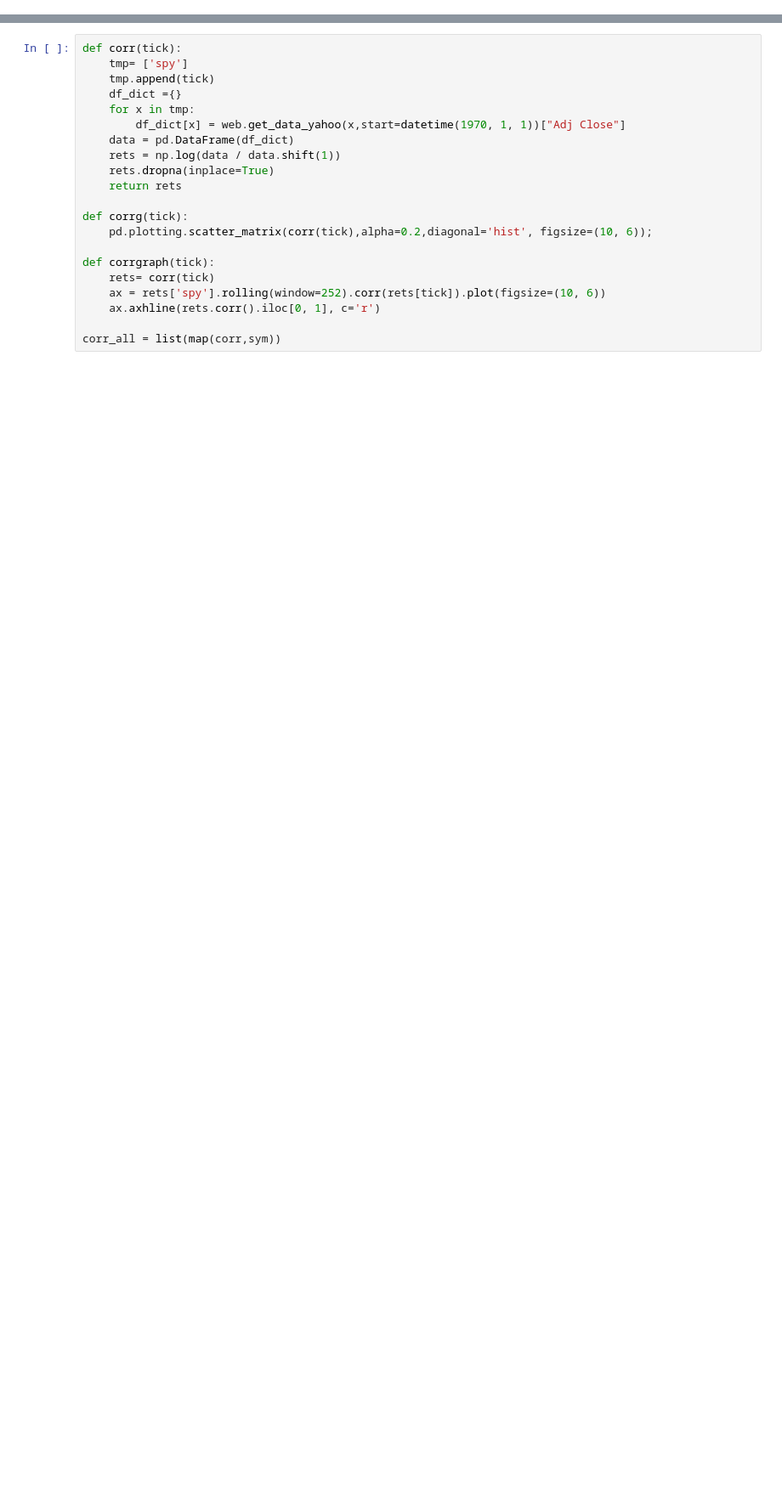
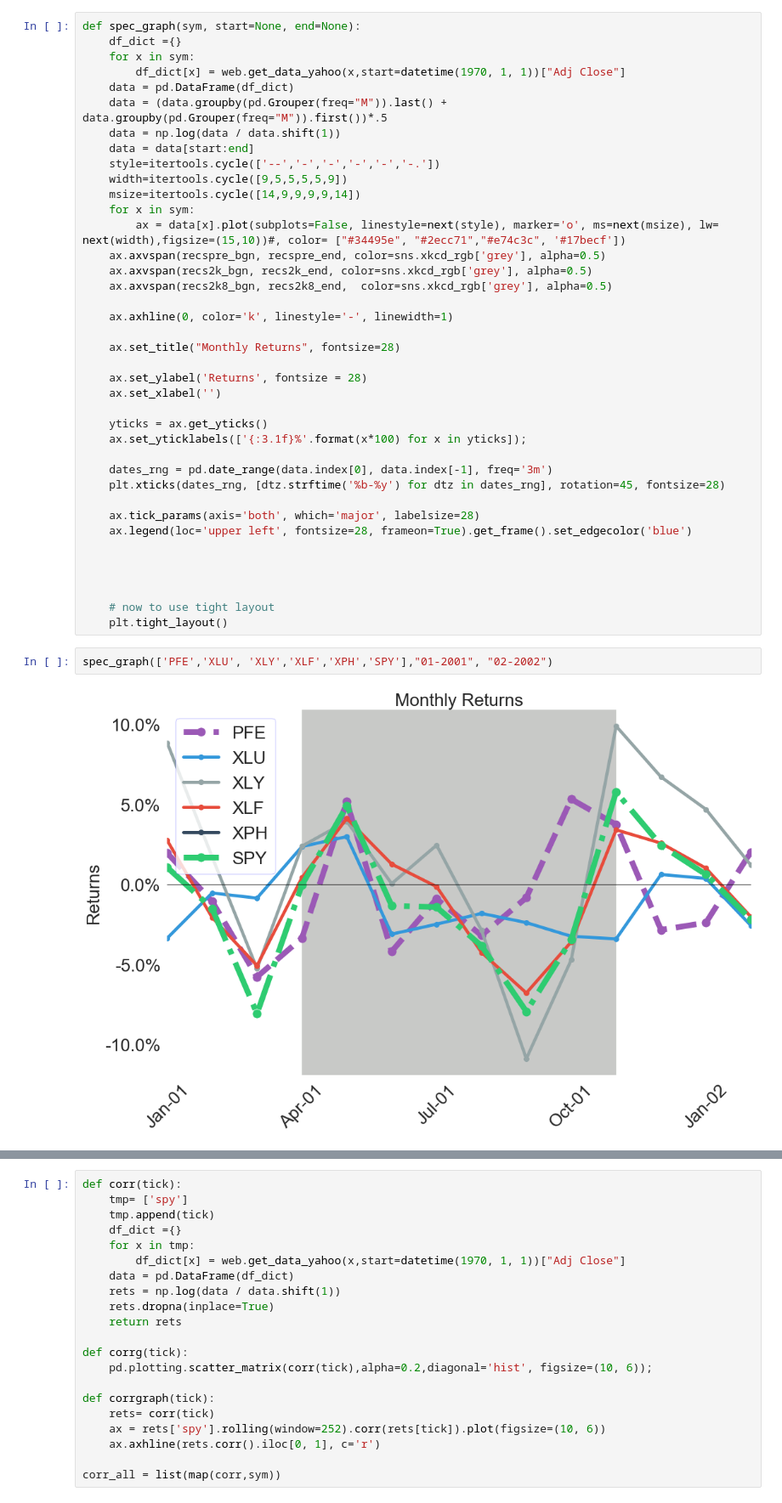
Before and after one commit to gdrimba/gmetric_flow, a Jupyter notebook: gmetric Flows.ipynb, the cells around one changed output, grey strips where cells are left out. Shown at 85% size. Saved outputs shown, nothing was run; the diff lists cells and outputs as text; blank space fills up the shorter version.

```diff
--- a/gmetric Flows.ipynb
+++ b/gmetric Flows.ipynb
@@ -171,0 +73,43 @@ rets.plot(subplots=True, figsize=(10, 6));
+# %%
+def spec_graph(sym, start=None, end=None):
+    df_dict ={}
+    for x in sym:
+        df_dict[x] = web.get_data_yahoo(x,start=datetime(1970, 1, 1))["Adj Close"]
+    data = pd.DataFrame(df_dict)
+    data = (data.groupby(pd.Grouper(freq="M")).last() + data.groupby(pd.Grouper(freq="M")).first())*.5
+    data = np.log(data / data.shift(1))
+    data = data[start:end]
+    style=itertools.cycle(['--','-','-','-','-','-.'])
+    width=itertools.cycle([9,5,5,5,5,9])
+    msize=itertools.cycle([14,9,9,9,9,14])
+    for x in sym:
+        ax = data[x].plot(subplots=False, linestyle=next(style), marker='o', ms=next(msize), lw= next(width),figsize=(15,10))#, color= ["#34495e", "#2ecc71","#e74c3c", '#17becf'])
+    ax.axvspan(recspre_bgn, recspre_end, color=sns.xkcd_rgb['grey'], alpha=0.5)
+    ax.axvspan(recs2k_bgn, recs2k_end, color=sns.xkcd_rgb['grey'], alpha=0.5)
+    ax.axvspan(recs2k8_bgn, recs2k8_end,  color=sns.xkcd_rgb['grey'], alpha=0.5)
+
+    ax.axhline(0, color='k', linestyle='-', linewidth=1)
+
+    ax.set_title("Monthly Returns", fontsize=28)
+
+    ax.set_ylabel('Returns', fontsize = 28)
+    ax.set_xlabel('')
+
+    yticks = ax.get_yticks()
+    ax.set_yticklabels(['{:3.1f}%'.format(x*100) for x in yticks]);
+
+    dates_rng = pd.date_range(data.index[0], data.index[-1], freq='3m')
+    plt.xticks(dates_rng, [dtz.strftime('%b-%y') for dtz in dates_rng], rotation=45, fontsize=28)
+
+    ax.tick_params(axis='both', which='major', labelsize=28)
+    ax.legend(loc='upper left', fontsize=28, frameon=True).get_frame().set_edgecolor('blue')
+
+
+
+
+    # now to use tight layout
+    plt.tight_layout()
+# %%
+spec_graph(['PFE','XLU', 'XLY','XLF','XPH','SPY'],"01-2001", "02-2002")
+# %% [output]
+[figure, added]
```
Also changed, not shown: parts of 100 cells of this notebook, 9 other files.
